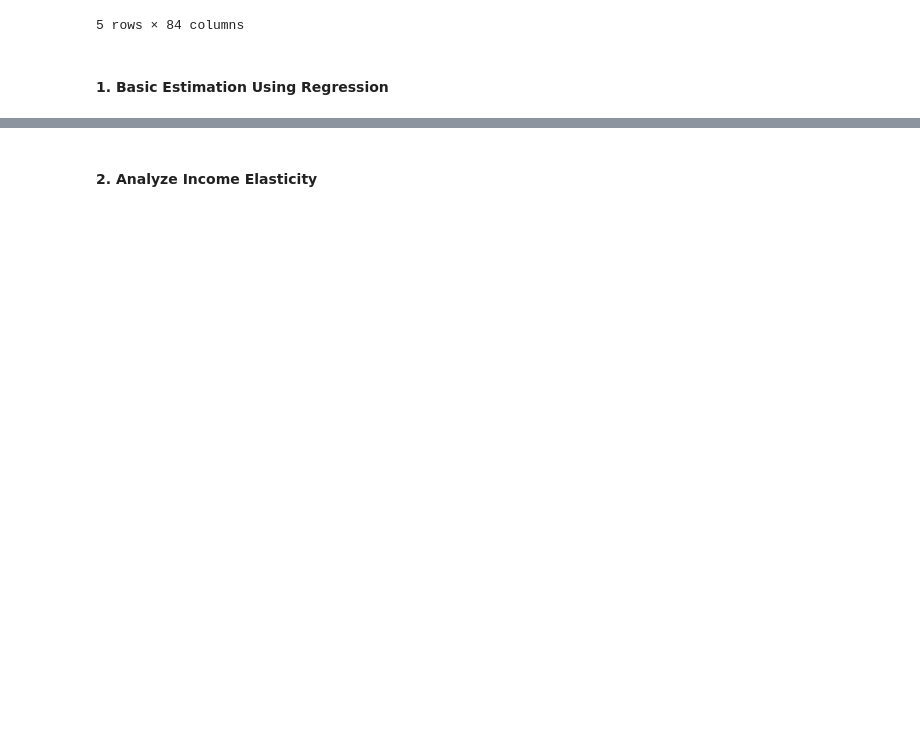
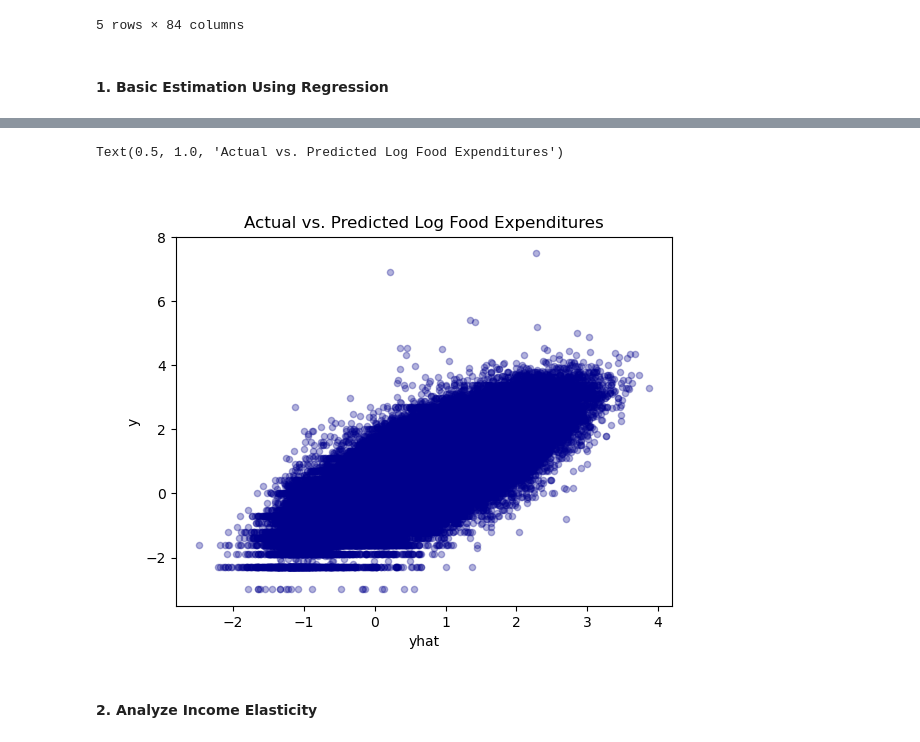
Before and after one commit to yingyinlii/team_johnhicks_proj03, a Jupyter notebook: food_demand.ipynb, the cells around one changed output, grey strips where cells are left out. Cells and saved outputs as stored; diff of their text form; code cells hidden in the pictures; blank space fills up the shorter version.

Commit message:
updated graph

```diff
--- a/food_demand.ipynb
+++ b/food_demand.ipynb
@@ -255,8 +272,13 @@ result.predicted_expenditures()
 # %%
-# use the graph to compare log food expenditures and actual expenditures
+# Compare log food expenditures and actual expenditures using graph
 %matplotlib widget
 df = pd.DataFrame({'y':log_expenditures,'yhat':result.get_predicted_log_expenditures()})
-df.plot.scatter(x='yhat',y='y')
+scatter = df.plot.scatter(x='yhat',y='y',color='DarkBlue',alpha=.3)
+
+scatter.set_title('Actual vs. Predicted Log Food Expenditures')
+# %% [output]
+Text(0.5, 1.0, 'Actual vs. Predicted Log Food Expenditures')
+[figure, added]
 # %% [markdown]
 #### 2. Analyze Income Elasticity
 # %%
```
Also changed, not shown: parts of 9 cells of this notebook.
